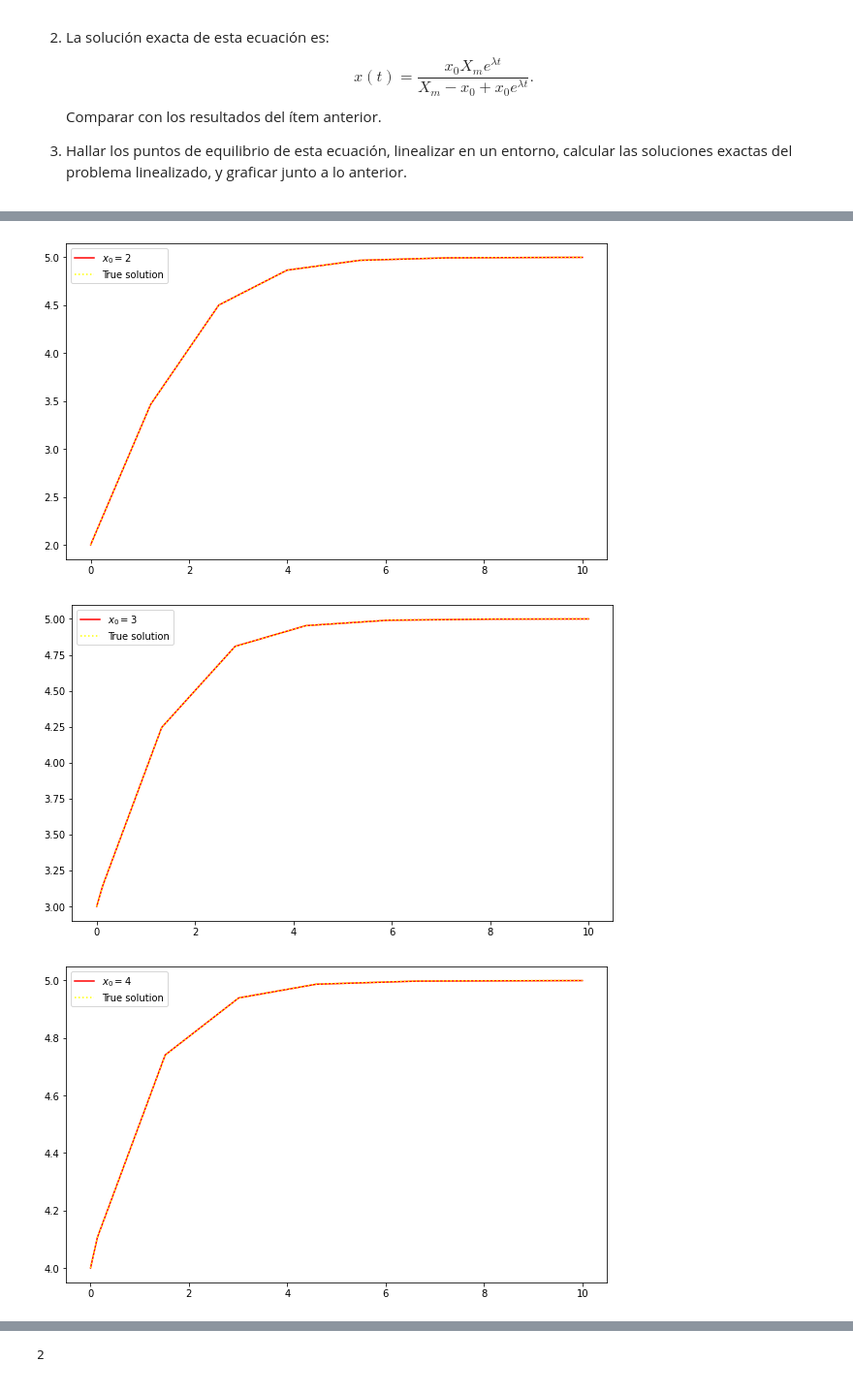
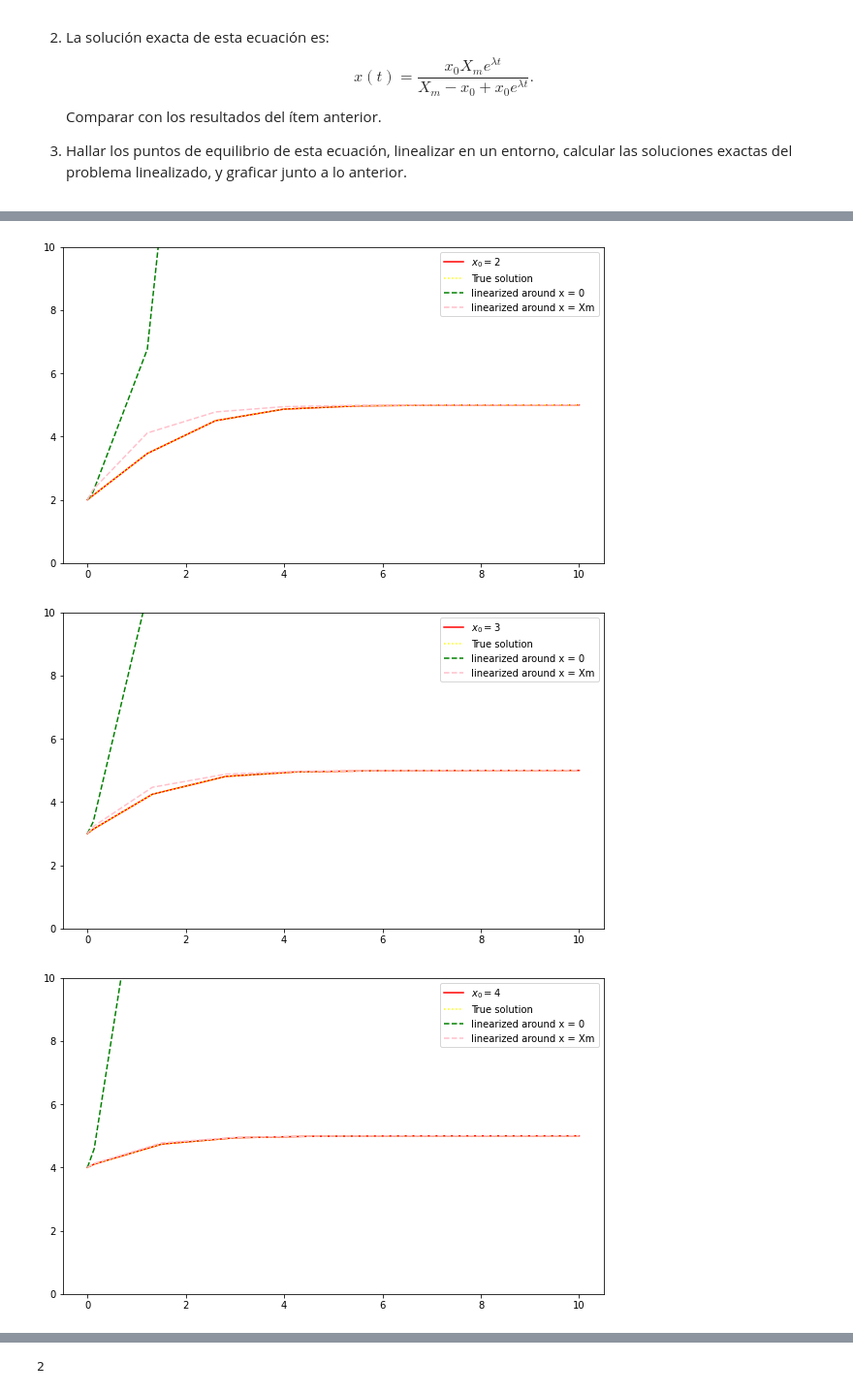
Before and after one commit to binaria010/Mate2B-numerical-Analysis-, a Jupyter notebook: Practica3/Practica3.ipynb, the cells around one changed output, grey strips where cells are left out. Shown at 97% size. Drawn from its saved outputs; the diff is of its cells as text; code cells hidden in the pictures.

```diff
--- a/Practica3/Practica3.ipynb
+++ b/Practica3/Practica3.ipynb
@@ -615,11 +615,16 @@ lmbda=1 # parametro lambda
 Xm = 5 # parametro Xm
 
 fun11 = lambda t, x: lmbda * x * (1 - x/Xm)
+
+
 true_sol = lambda t, x0: x0* Xm * np.exp(lmbda*t)/(Xm - x0 + x0* np.exp(lmbda*t))
+sol_linear1 = lambda t, x0 : x0*np.exp(lmbda*t) # exact solution of linearized problem around the critical point x = 0
+sol_linear2 = lambda t, x0 : (x0 - Xm)* np.exp(-lmbda*t) + Xm # exact solution of linearized problem around the critical point x = Xm
+
+
 
 X0 = [[i] for i in range(6)]
 tspan = [0, 10]
-X = np.zeros
 
 
 
@@ -633,9 +638,14 @@ for x0 in X0:
   t = sol.t
   x = sol.y[0,:]
 
-  plt.figure(figsize=(10, 6))
+  ax = plt.figure(figsize=(10, 6))
   plt.plot(t, x, color = "red", label = "$x_0 = $" + str(x0[0]))
   plt.plot(t, true_sol(t, x0[0]), color = "yellow", linestyle ="dotted"  ,label = "True solution")
+  plt.plot(t, sol_linear1(t, x0[0]),  color = "green", linestyle ="dashed"  ,label = "linearized around x = 0")
+  plt.ylim(0, 10)
+  plt.plot(t, sol_linear2(t, x0[0]), color = "pink", linestyle ="dashed"  ,label = "linearized around x = Xm")
+
+
   plt.legend()
   plt.show()
 # %% [output]
@@ -644,3 +654,3 @@ for x0 in X0:
-[figure, old version]
+[figure, new version]
-[figure, old version]
+[figure, new version]
-[figure, old version]
+[figure, new version]
```
Also changed, not shown: parts of 1 cell of this notebook.
